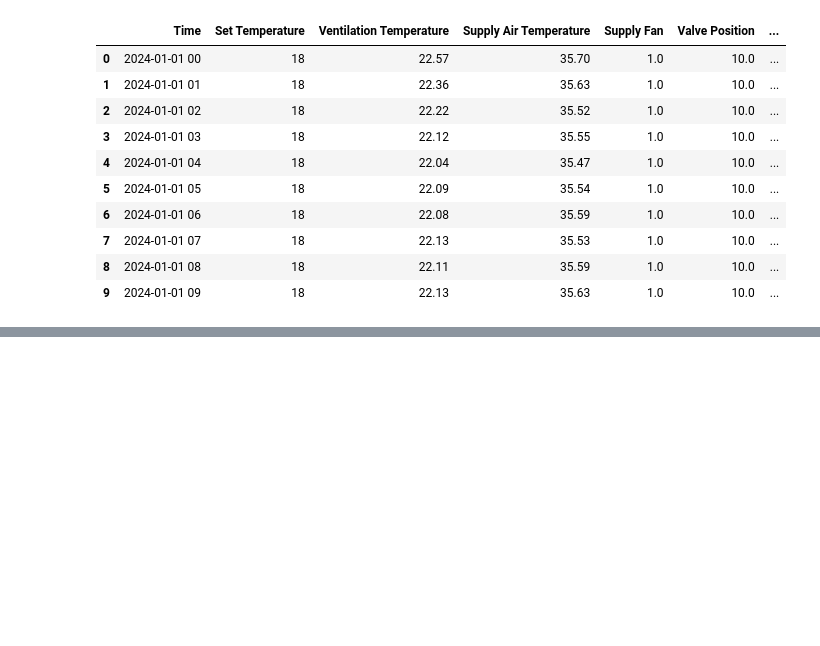
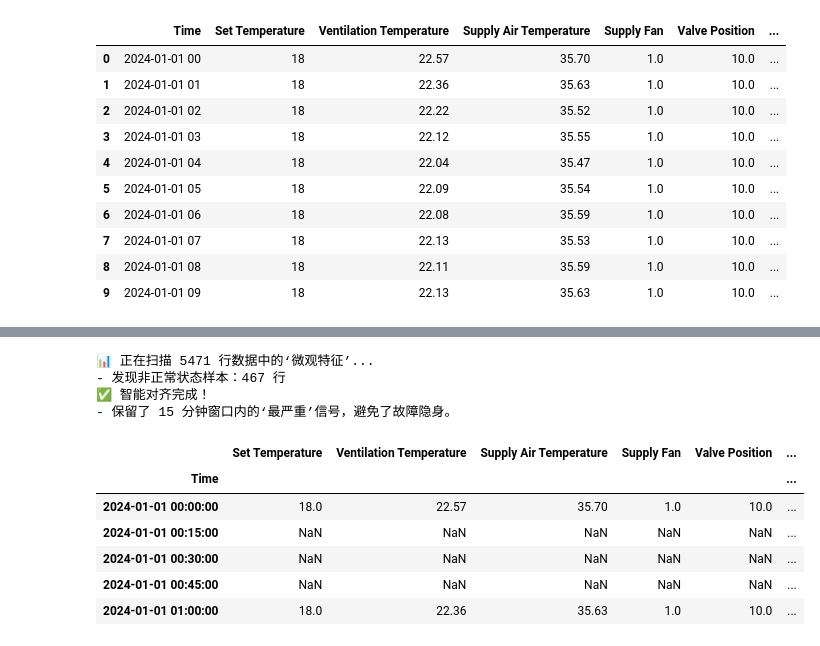
Before and after one commit to xiaoshi093-tech/HVAC_Data_Cleaning, a Jupyter notebook: 数据清洗.ipynb, the cells around one changed output, grey strips where cells are left out. Cells and saved outputs as stored; diff of their text form; code cells hidden in the pictures; blank space fills up the shorter version.

```diff
--- a/数据清洗.ipynb
+++ b/数据清洗.ipynb
@@ -23,0 +188,47 @@ df.head(10)
+# %%
+# ---------------------------------------------------------
+# 第三步升级：故障特征提取 + 智能重采样
+# ---------------------------------------------------------
+
+# 1. 重新回到 5471 行的原始状态 (确保微观信息都在)
+# (假设你内存里已经有了最原始的 df，如果没有，请运行之前的读取代码)
+
+# 2. 【核心】寻找“隐身故障”：计算状态跳变
+# 我们看故障标签 (Labeling) 是否在极短时间内发生了变化
+df['Status_Change'] = df['Labeling'] != df['Labeling'].shift(1)
+
+# 找出那些持续时间极短的故障样本 (比如在 15 分钟内出现的故障)
+short_faults = df[df['Labeling'] != 'Normal'].copy()
+
+print(f"📊 正在扫描 5471 行数据中的‘微观特征’...")
+print(f"- 发现非正常状态样本：{len(short_faults)} 行")
+
+# 3. 【智能重采样策略】
+# 对于温度：我们用 mean()，因为热力学是平滑的
+# 对于故障标签：我们用 max() 或 'first'，只要这 15 分钟内出过故障，就标记为故障！
+def custom_resample(series):
+    if series.name == 'Labeling':
+        # 如果这 15 分钟里有任何一行不是 Normal，就保留那个故障名
+        non_normal = series[series != 'Normal']
+        return non_normal.iloc[0] if not non_normal.empty else 'Normal'
+    else:
+        return series.mean()
+
+# 执行智能对齐
+df_resampled = df.resample('15min').apply(custom_resample)
+
+print(f"✅ 智能对齐完成！")
+print(f"- 保留了 15 分钟窗口内的‘最严重’信号，避免了故障隐身。")
+display(df_resampled.head())
+# %% [output]
+📊 正在扫描 5471 行数据中的‘微观特征’...
+- 发现非正常状态样本：467 行
+✅ 智能对齐完成！
+- 保留了 15 分钟窗口内的‘最严重’信号，避免了故障隐身。
+|  | Set Temperature | Ventilation Temperature | Supply Air Temperature | Supply Fan | Valve Position | ... |
+| Time |  |  |  |  |  | ... |
+| 2024-01-01 00:00:00 | 18.0 | 22.57 | 35.70 | 1.0 | 10.0 | ... |
+| 2024-01-01 00:15:00 | NaN | NaN | NaN | NaN | NaN | ... |
+| 2024-01-01 00:30:00 | NaN | NaN | NaN | NaN | NaN | ... |
+| 2024-01-01 00:45:00 | NaN | NaN | NaN | NaN | NaN | ... |
+| 2024-01-01 01:00:00 | 18.0 | 22.36 | 35.63 | 1.0 | 10.0 | ... |
```
Also changed, not shown: parts of 13 cells of this notebook, 7 other files.
